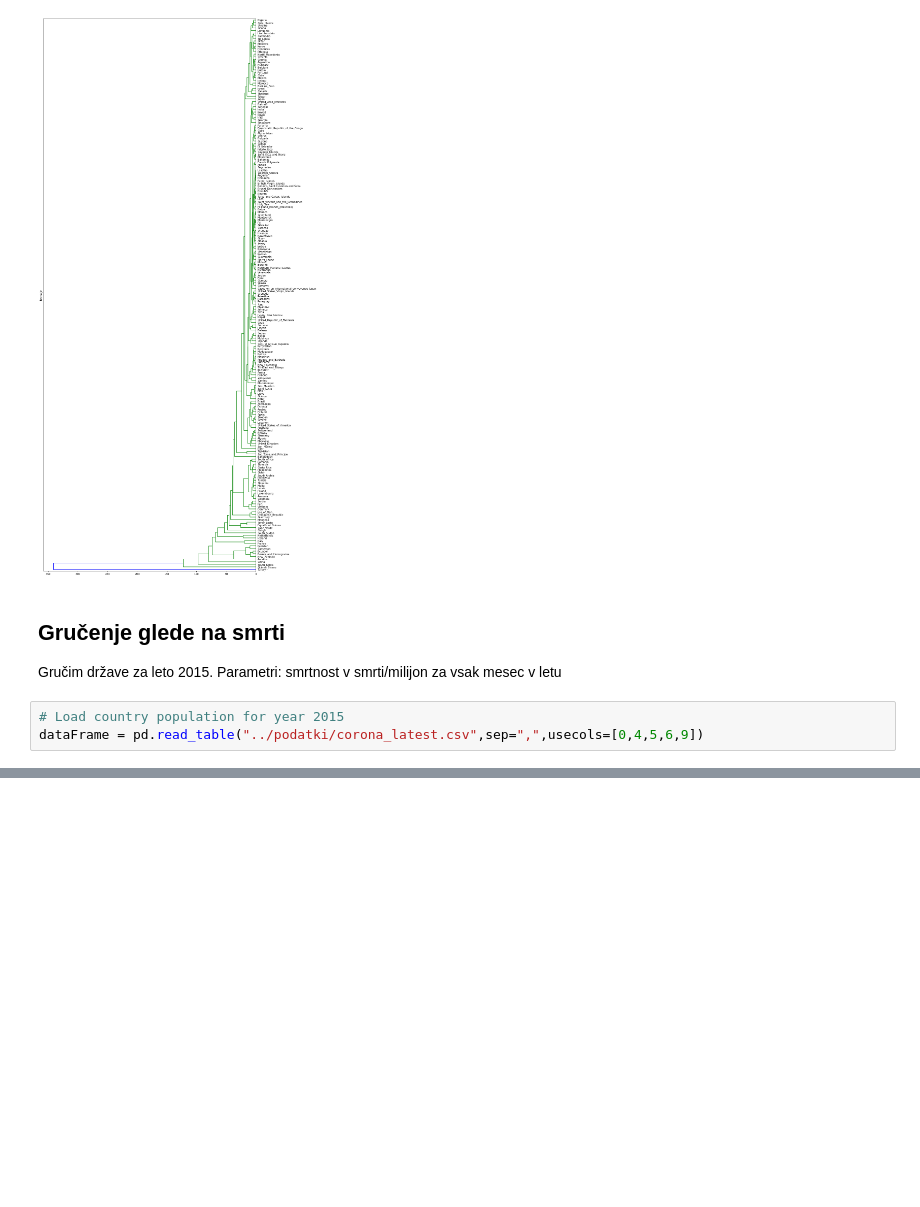
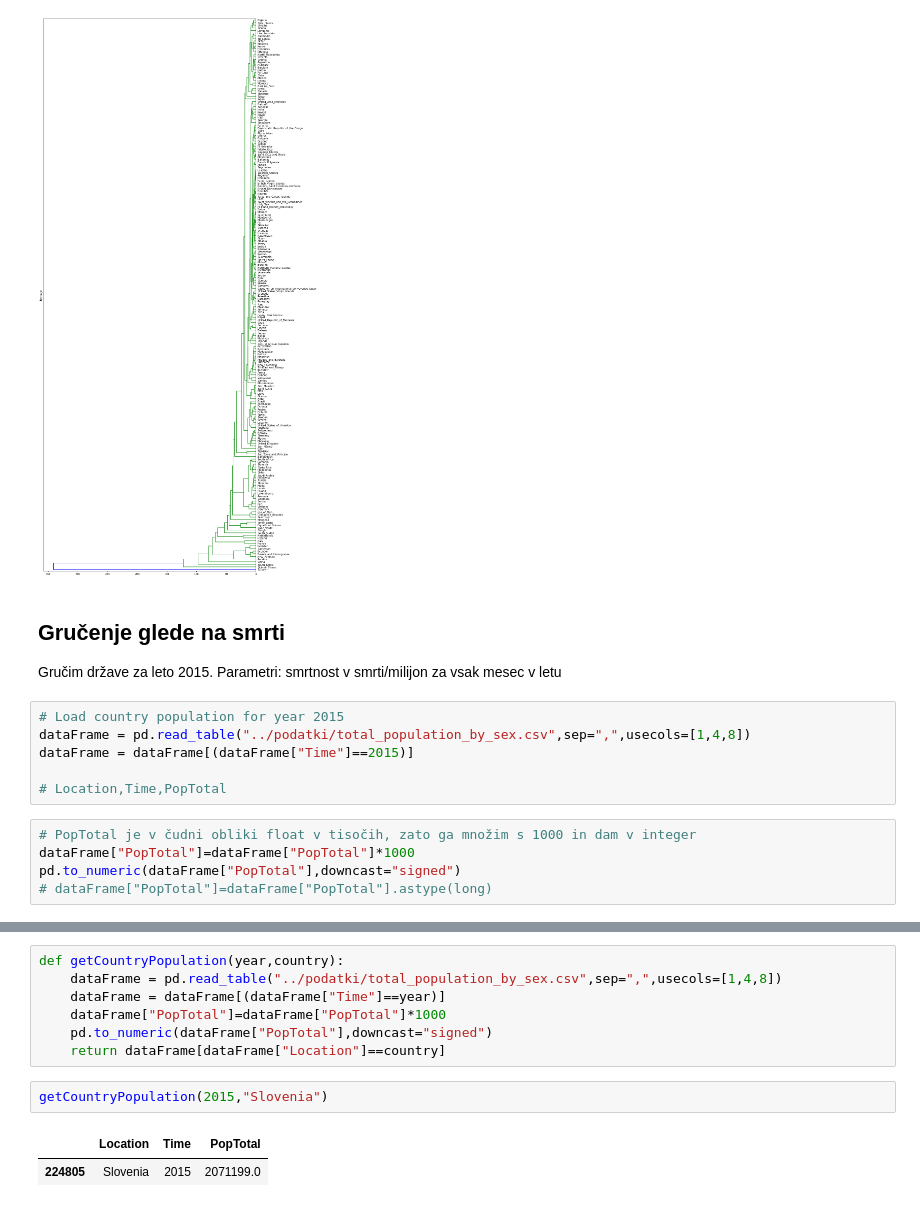
Before and after one commit to Zan-23/PR20NERJZ, a Jupyter notebook: notebooks/JakaRizmal.ipynb, the cells around one changed output, grey strips where cells are left out. Cells and saved outputs as stored; diff of their text form; blank space fills up the shorter version.

```diff
--- a/notebooks/JakaRizmal.ipynb
+++ b/notebooks/JakaRizmal.ipynb
@@ -93,4 +93,12 @@ plt.show()
 Gručim države za leto 2015. Parametri: smrtnost v smrti/milijon za vsak mesec v letu
 # %%
 # Load country population for year 2015
-dataFrame = pd.read_table("../podatki/corona_latest.csv",sep=",",usecols=[0,4,5,6,9])
+dataFrame = pd.read_table("../podatki/total_population_by_sex.csv",sep=",",usecols=[1,4,8])
+dataFrame = dataFrame[(dataFrame["Time"]==2015)]
+
+# Location,Time,PopTotal
+# %%
+# PopTotal je v čudni obliki float v tisočih, zato ga množim s 1000 in dam v integer
+dataFrame["PopTotal"]=dataFrame["PopTotal"]*1000
+pd.to_numeric(dataFrame["PopTotal"],downcast="signed")
+# dataFrame["PopTotal"]=dataFrame["PopTotal"].astype(long)
@@ -96,0 +118,12 @@ dataFrame = pd.read_table("../podatki/corona_latest.csv",sep=",",usecols=[0,4,5,
+# %%
+def getCountryPopulation(year,country):
+    dataFrame = pd.read_table("../podatki/total_population_by_sex.csv",sep=",",usecols=[1,4,8])
+    dataFrame = dataFrame[(dataFrame["Time"]==year)]
+    dataFrame["PopTotal"]=dataFrame["PopTotal"]*1000
+    pd.to_numeric(dataFrame["PopTotal"],downcast="signed")
+    return dataFrame[dataFrame["Location"]==country]
+# %%
+getCountryPopulation(2015,"Slovenia")
+# %% [output]
+|  | Location | Time | PopTotal |
+| 224805 | Slovenia | 2015 | 2071199.0 |
```
Also changed, not shown: parts of 1 cell of this notebook.
